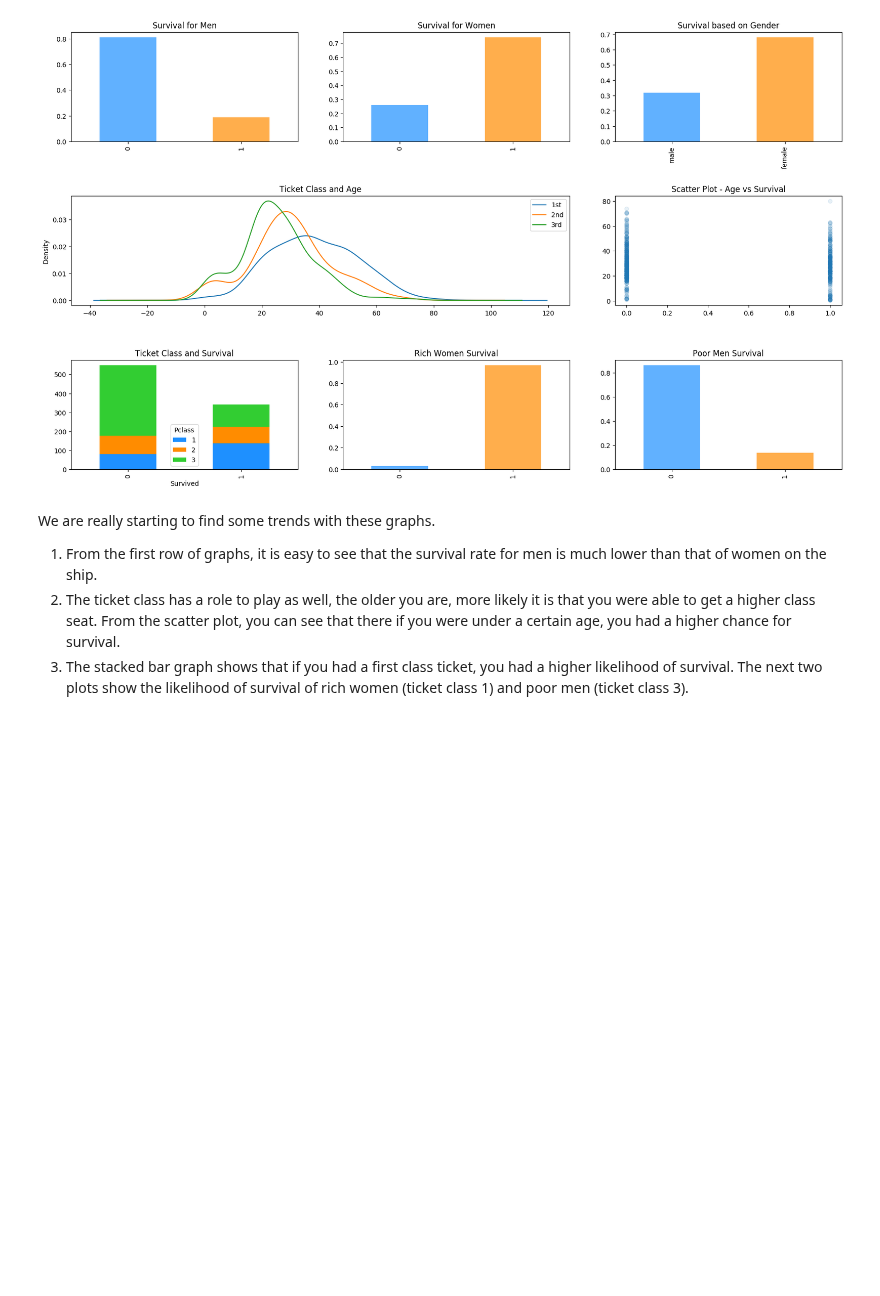
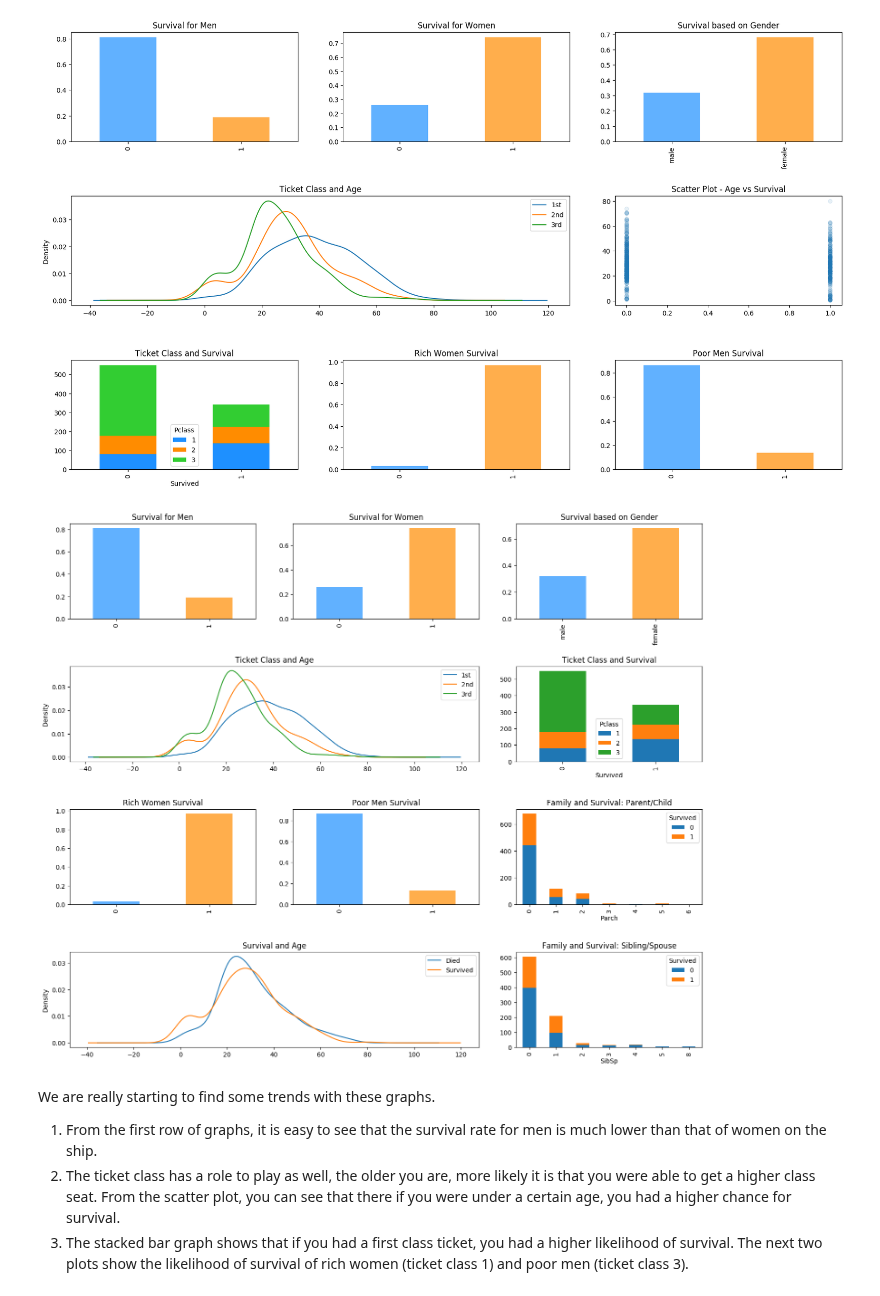
Before and after one commit to sarthakbatragatech/100-Days-of-ML, a Jupyter notebook: Logistic-Regression/Titanic-EDA-and-LogisticRegression.ipynb, the cells around one changed output. Cells and saved outputs as stored; diff of their text form; code cells hidden in the pictures; blank space fills up the shorter version.

```diff
--- a/Logistic-Regression/Titanic-EDA-and-LogisticRegression.ipynb
+++ b/Logistic-Regression/Titanic-EDA-and-LogisticRegression.ipynb
@@ -155,6 +158,59 @@ plt.title('Poor Men Survival')
 plt.savefig('plots/bivariate_analysis.png', dpi=300, transparent=False)
 # %% [output]
 [figure]
+# %%
+fig = plt.figure(figsize=(18,15))
+plt.subplots_adjust(hspace=0.5)
+
+plt.subplot2grid((4,3), (0,0))
+male = df[df['Sex']=='male']
+male['Survived'].value_counts(normalize=True).plot(kind='bar', alpha=0.7, color=['#1E90FF','#FF8C00'])
+plt.title('Survival for Men')
+
+plt.subplot2grid((4,3), (0,1))
+female = df[df['Sex']=='female']
+female['Survived'].value_counts(normalize=True, ascending=True).plot(kind='bar', alpha=0.7, color=['#1E90FF','#FF8C00'])
+plt.title('Survival for Women')
+
+plt.subplot2grid((4,3), (0,2))
+df['Sex'][df['Survived']==1].value_counts(normalize=True, ascending=True).plot(kind='bar', alpha=0.7, color=['#1E90FF','#FF8C00'])
+plt.title('Survival based on Gender')
+
+plt.subplot2grid((4,3), (1,0), colspan=2)
+for ticketclass in sorted(df['Pclass'].unique()):
+    df['Age'][df['Pclass']==ticketclass].plot(kind='kde')
+plt.legend(('1st','2nd','3rd'))
+plt.title('Ticket Class and Age')
+
+ax = plt.subplot2grid((4,3), (1,2))
+df.groupby(['Survived', 'Pclass']).size().unstack().plot(kind='bar', stacked=True, ax=ax)
+plt.title('Ticket Class and Survival')
+
+plt.subplot2grid((4,3), (2,0))
+df['Survived'][(df['Sex']=='female') & (df['Pclass']==1)].value_counts(normalize=True, ascending=True).plot(kind='bar', alpha=0.7, color=['#1E90FF','#FF8C00'])
+plt.title('Rich Women Survival')
+
+plt.subplot2grid((4,3), (2,1))
+df['Survived'][(df['Sex']=='male') & (df['Pclass']==3)].value_counts(normalize=True).plot(kind='bar', alpha=0.7, color=['#1E90FF','#FF8C00'])
+plt.title('Poor Men Survival')
+
+ax = plt.subplot2grid((4,3), (2,2))
+df.groupby(['Parch', 'Survived']).size().unstack().plot(kind='bar', stacked=True, ax=ax)
+plt.title('Family and Survival: Parent/Child')
+
+plt.subplot2grid((4,3), (3,0), colspan=2)
+for survived in sorted(df['Survived'].unique()):
+    df['Age'][df['Survived']==survived].plot(kind='kde')
+plt.legend(('Died','Survived'))
+plt.title('Survival and Age')
+
+ax = plt.subplot2grid((4,3), (3,2))
+df.groupby(['SibSp', 'Survived']).size().unstack().plot(kind='bar', stacked=True, ax=ax)
+plt.title('Family and Survival: Sibling/Spouse')
+
+plt.show()
+# %% [output]
+[figure, added]
 # %% [markdown]
 We are really starting to find some trends with these graphs.
 
```
Also changed, not shown: parts of 7 cells of this notebook, 1 other file.
